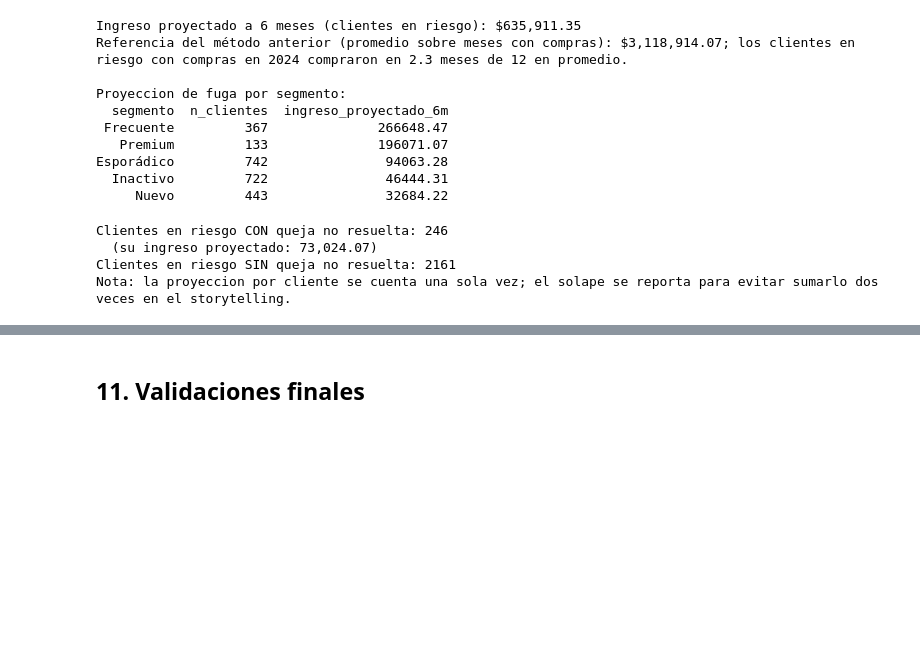
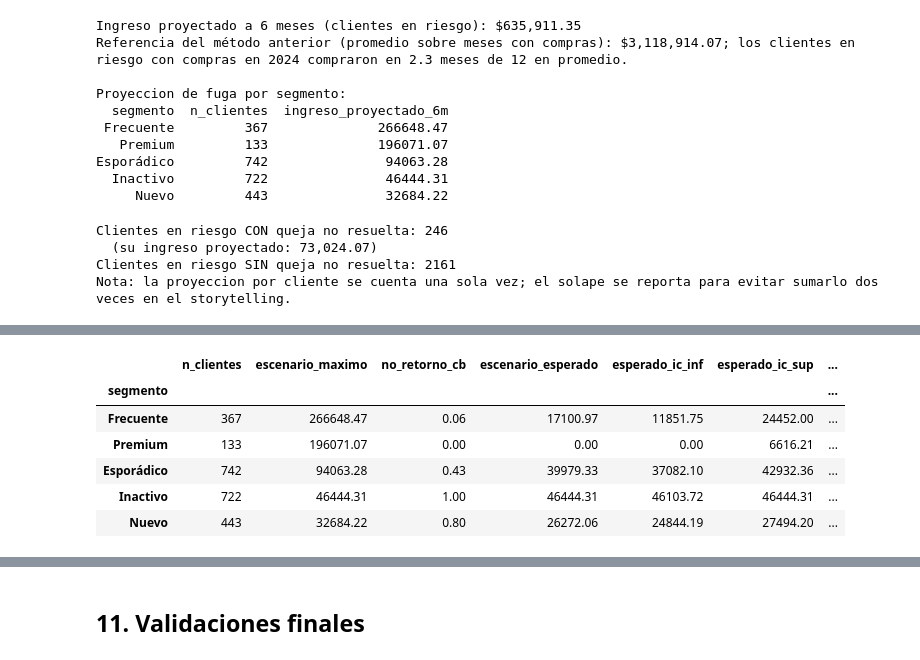
Before and after one commit to DanielAzuaje7/retailventure-intelligence, a Jupyter notebook: notebooks/A3_Retenciones_Churn_CRM.ipynb, the cells around one changed output, grey strips where cells are left out. Saved outputs shown, nothing was run; the diff lists cells and outputs as text; code cells hidden in the pictures; blank space fills up the shorter version.

```diff
--- a/notebooks/A3_Retenciones_Churn_CRM.ipynb
+++ b/notebooks/A3_Retenciones_Churn_CRM.ipynb
@@ -992,0 +997,84 @@ Nota: la proyeccion por cliente se cuenta una sola vez; el solape se reporta par
+# %%
+# Validación retrospectiva del riesgo de churn y escenario esperado de la fuga a 6 meses (C21)
+# Se "rebobina" la historia al corte y se mide quién volvió a comprar en los 6 meses siguientes.
+# La definición de churn del equipo (C+B) no cambia: se aplica igual, pero solo con los datos disponibles al corte.
+from statsmodels.stats.proportion import proportion_confint
+
+CORTE_VALIDACION = pd.Timestamp('2024-06-30')
+FIN_VALIDACION = CORTE_VALIDACION + pd.offsets.MonthEnd(MESES_PROYECCION)
+UMBRAL_DIAS_REFERENCIA = 90
+
+hist = transacciones[transacciones['fecha'] <= CORTE_VALIDACION].sort_values(['cliente_id', 'fecha'])
+futuro = transacciones[(transacciones['fecha'] > CORTE_VALIDACION) & (transacciones['fecha'] <= FIN_VALIDACION)]
+
+val = hist.groupby('cliente_id').agg(ultima=('fecha', 'max'), n_compras=('fecha', 'size'))
+val['recencia_corte'] = (CORTE_VALIDACION - val['ultima']).dt.days
+dif = hist.groupby('cliente_id')['fecha'].diff().dt.days
+w_i_corte = dif.groupby(hist['cliente_id']).median()
+p85_corte = float(dif.quantile(0.85))
+val['umbral_cb'] = np.where(val.index.map(w_i_corte).notna() & (val.index.map(w_i_corte) > 0),
+                            3.0 * val.index.map(w_i_corte), p85_corte)
+val['riesgo_cb'] = val['recencia_corte'] > val['umbral_cb']
+val['volvio'] = val.index.isin(set(futuro['cliente_id']))
+val = val.join(clientes.set_index('cliente_id')['segmento'])
+
+
+def tasa_no_retorno(df, marca):
+    g = df[df[marca]].groupby('segmento')['volvio'].agg(marcados='size', volvieron='sum')
+    g['no_retorno'] = 1 - g['volvieron'] / g['marcados']
+    ic = [proportion_confint(m - v, m, method='wilson') for m, v in zip(g['marcados'], g['volvieron'])]
+    g['ic95_inf'] = [l for l, _ in ic]
+    g['ic95_sup'] = [u for _, u in ic]
+    return g
+
+
+val[f'mas_{UMBRAL_DIAS_REFERENCIA}d'] = val['recencia_corte'] > UMBRAL_DIAS_REFERENCIA
+nr_cb = tasa_no_retorno(val, 'riesgo_cb')
+nr_90 = tasa_no_retorno(val, f'mas_{UMBRAL_DIAS_REFERENCIA}d')
+
+print(f"--- VALIDACIÓN RETROSPECTIVA: corte {CORTE_VALIDACION.date()}, retorno hasta {FIN_VALIDACION.date()} ---")
+print(f"Clientes con compras al corte: {len(val):,} | P85 al corte: {p85_corte:.0f} días")
+print(f"\n1) Criterio del equipo C+B aplicado al corte: {int(val['riesgo_cb'].sum()):,} clientes marcados, "
+      f"no volvió el {1 - val.loc[val['riesgo_cb'], 'volvio'].mean():.1%}")
+display(nr_cb.round(4))
+print(f"\n2) Referencia: más de {UMBRAL_DIAS_REFERENCIA} días sin comprar al corte: {int(val[f'mas_{UMBRAL_DIAS_REFERENCIA}d'].sum()):,} clientes, "
+      f"no volvió el {1 - val.loc[val[f'mas_{UMBRAL_DIAS_REFERENCIA}d'], 'volvio'].mean():.1%}")
+display(nr_90.round(4))
+
+# Barrido de umbrales de días: ¿alguno alcanza un 80% de no retorno?
+barrido = []
+for d in range(30, 361, 30):
+    m = val['recencia_corte'] > d
+    if m.sum():
+        barrido.append({'umbral_dias': d, 'clientes': int(m.sum()), 'no_retorno': 1 - val.loc[m, 'volvio'].mean()})
+barrido = pd.DataFrame(barrido)
+print("\n3) No retorno según umbral de días sin comprar al corte:")
+display(barrido.round(4))
+max_nr = barrido['no_retorno'].max()
+print(f"• Máximo no retorno con un umbral único: {max_nr:.1%} (umbral {int(barrido.loc[barrido['no_retorno'].idxmax(), 'umbral_dias'])} días); "
+      + ("ningún umbral alcanza el 80%." if max_nr < 0.80 else "algún umbral alcanza el 80%."))
+
+# Escenario esperado = ingreso en riesgo de cada segmento × su tasa observada de no retorno
+esc = proy_seg.set_index('segmento')[['n_clientes', 'ingreso_proyectado_6m']].rename(
+    columns={'ingreso_proyectado_6m': 'escenario_maximo'})
+esc['no_retorno_cb'] = nr_cb['no_retorno']
+esc['escenario_esperado'] = esc['escenario_maximo'] * esc['no_retorno_cb']
+esc['esperado_ic_inf'] = esc['escenario_maximo'] * nr_cb['ic95_inf']
+esc['esperado_ic_sup'] = esc['escenario_maximo'] * nr_cb['ic95_sup']
+esc[f'esperado_con_{UMBRAL_DIAS_REFERENCIA}d'] = esc['escenario_maximo'] * nr_90['no_retorno']
+assert esc['no_retorno_cb'].notna().all(), "Hay segmentos sin tasa de no retorno"
+
+escenario_maximo_6m = float(esc['escenario_maximo'].sum())
+escenario_esperado_6m = float(esc['escenario_esperado'].sum())
+escenario_esperado_ic = (float(esc['esperado_ic_inf'].sum()), float(esc['esperado_ic_sup'].sum()))
+escenario_esperado_90d = float(esc[f'esperado_con_{UMBRAL_DIAS_REFERENCIA}d'].sum())
+print(f"\n--- ESCENARIOS DE FUGA A {MESES_PROYECCION} MESES ---")
+display(esc.round(2))
+print(f"• Escenario máximo (se pierden todos los clientes en riesgo): ${escenario_maximo_6m:,.2f}")
+print(f"• Escenario esperado (tasa de no retorno C+B por segmento): ${escenario_esperado_6m:,.2f} "
+      f"(rango con los IC 95% por segmento: ${escenario_esperado_ic[0]:,.2f} a ${escenario_esperado_ic[1]:,.2f}), "
+      f"{escenario_esperado_6m / escenario_maximo_6m:.1%} del máximo")
+print(f"• Con la tasa de no retorno de más de {UMBRAL_DIAS_REFERENCIA} días, el escenario esperado sería ${escenario_esperado_90d:,.2f}")
+print("• Supuestos: la tasa de no retorno observada en el segundo semestre de 2024 se repite en los 6 meses siguientes al cierre;")
+print("  el segmento es la etiqueta final del cliente (Inactivo no vuelve por definición), lo que puede exagerar las diferencias entre segmentos.")
+# %% [output]
@@ -992,0 +1117,7 @@ Nota: la proyeccion por cliente se cuenta una sola vez; el solape se reporta par
+|  | n_clientes | escenario_maximo | no_retorno_cb | escenario_esperado | esperado_ic_inf | esperado_ic_sup | ... |
+| segmento |  |  |  |  |  |  | ... |
+| Frecuente | 367 | 266648.47 | 0.06 | 17100.97 | 11851.75 | 24452.00 | ... |
+| Premium | 133 | 196071.07 | 0.00 | 0.00 | 0.00 | 6616.21 | ... |
+| Esporádico | 742 | 94063.28 | 0.43 | 39979.33 | 37082.10 | 42932.36 | ... |
+| Inactivo | 722 | 46444.31 | 1.00 | 46444.31 | 46103.72 | 46444.31 | ... |
+| Nuevo | 443 | 32684.22 | 0.80 | 26272.06 | 24844.19 | 27494.20 | ... |
```
Also changed, not shown: parts of 5 cells of this notebook, 2 other files.
